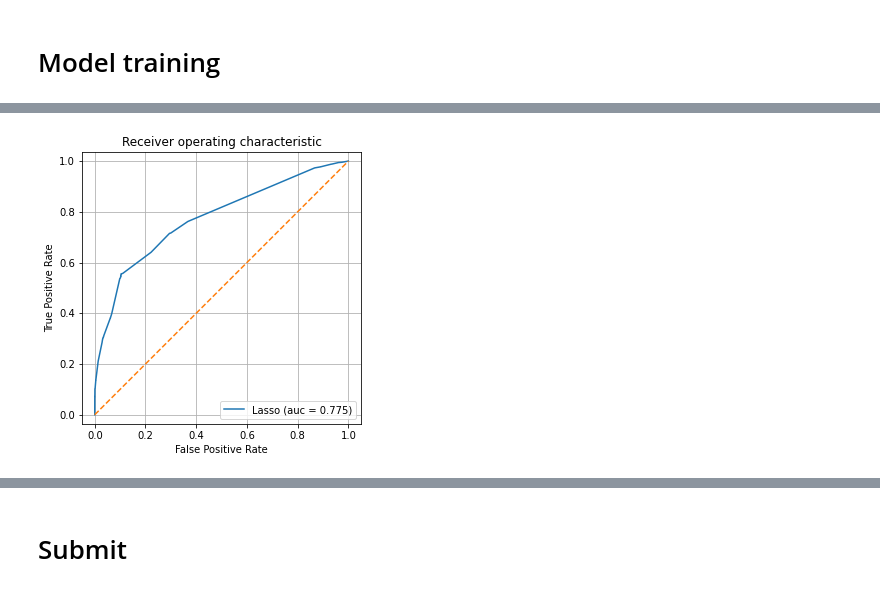
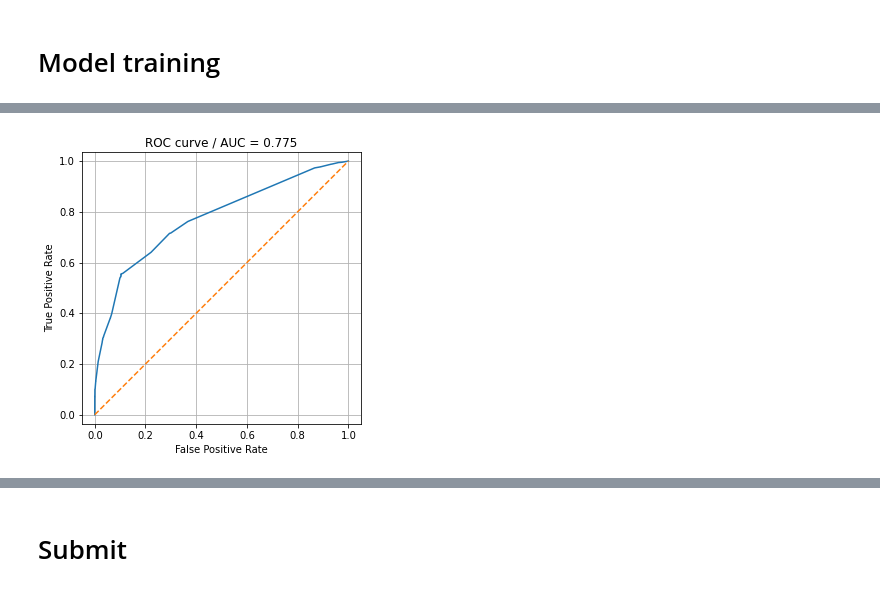
Before and after one commit to cyrilminaeff/Detroit-blight-data-challenge, a Jupyter notebook: Assignment 4 git.ipynb, the cells around one changed output, grey strips where cells are left out. Saved outputs shown, nothing was run; the diff lists cells and outputs as text; code cells hidden in the pictures.

```diff
--- a/Assignment 4 git.ipynb
+++ b/Assignment 4 git.ipynb
@@ -284,0 +319,13 @@ X_test.drop(columns=drop_cols, inplace=True)
+# %%
+def show_roc(fpr, tpr):
+    plt.figure(figsize=(5,5))
+    plt.plot(fpr, tpr)
+    plt.plot([0, 1], [0, 1], linestyle='--')
+    plt.title('ROC curve / AUC = %0.3f' % auc(fpr, tpr))
+    plt.xlim([0.0, 1.0])
+    plt.ylim([0.0, 1.05])
+    plt.xlabel('False Positive Rate')
+    plt.ylabel('True Positive Rate')
+    plt.grid()
+    plt.axis('equal')
+    plt.show();
@@ -284,0 +334,11 @@ X_test.drop(columns=drop_cols, inplace=True)
+# %%
+knn_clf = KNeighborsClassifier(weights='distance')
+
+grid_values = {'n_neighbors': np.arange(1,101)}
+grid = GridSearchCV(knn_clf, param_grid=grid_values,
+                    cv=StratifiedKFold(3, shuffle=True, random_state=0),
+                    scoring ='roc_auc', n_jobs=-1, verbose=1)
+grid.fit(X_coord, y)
+
+print('best_params: ', grid.best_params_)
+print('best_score:  ', grid.best_score_)
@@ -290,8 +383,10 @@ X_test.drop(columns=drop_cols, inplace=True)
 clf = Lasso()
 pipe = Pipeline([('scaler',  StandardScaler()), ('clf', clf)])
 
-grid_values = {'clf__alpha': np.logspace(-3,-1, 15)}
-grid = GridSearchCV(pipe, param_grid=grid_values, cv=3, scoring ='roc_auc', n_jobs=-1, verbose=1)
+grid_values = {'clf__alpha': np.logspace(-3, -1, 15)}
+grid = GridSearchCV(pipe, param_grid=grid_values,
+                    cv=StratifiedKFold(3, shuffle=True, random_state=0),
+                    scoring ='roc_auc', n_jobs=-1, verbose=1)
 grid.fit(X, y)
 
 print('best_params: ', grid.best_params_)
@@ -305,26 +413,15 @@ best_score:   0.7638775385699299
 # %%
 X_train, X_val, y_train, y_val = train_test_split(X, y, random_state = 0)
 
 best_model = grid.best_estimator_
 best_model.fit(X_train, y_train)
 y_proba = best_model.predict(X_val)
 y_proba = np.clip(y_proba, a_min=0, a_max=1)
 fpr, tpr, thrs = roc_curve(y_val, y_proba)
 
-plt.figure(figsize=(5,5))
-plt.plot(fpr, tpr, label='Lasso (auc = %0.3f)' % auc(fpr, tpr))
-plt.plot([0, 1], [0, 1], linestyle='--')
-plt.title('Receiver operating characteristic')
-plt.xlim([0.0, 1.0])
-plt.ylim([0.0, 1.05])
-plt.xlabel('False Positive Rate')
-plt.ylabel('True Positive Rate')
-plt.grid()
-plt.axis('equal')
-plt.legend(loc="lower right")
-plt.show();
+show_roc(fpr, tpr)
 # %% [output]
-[figure, old version]
+[figure, new version]
 # %%
 # Feature importance
 best_model = grid.best_estimator_
```
Also changed, not shown: parts of 26 cells of this notebook.
